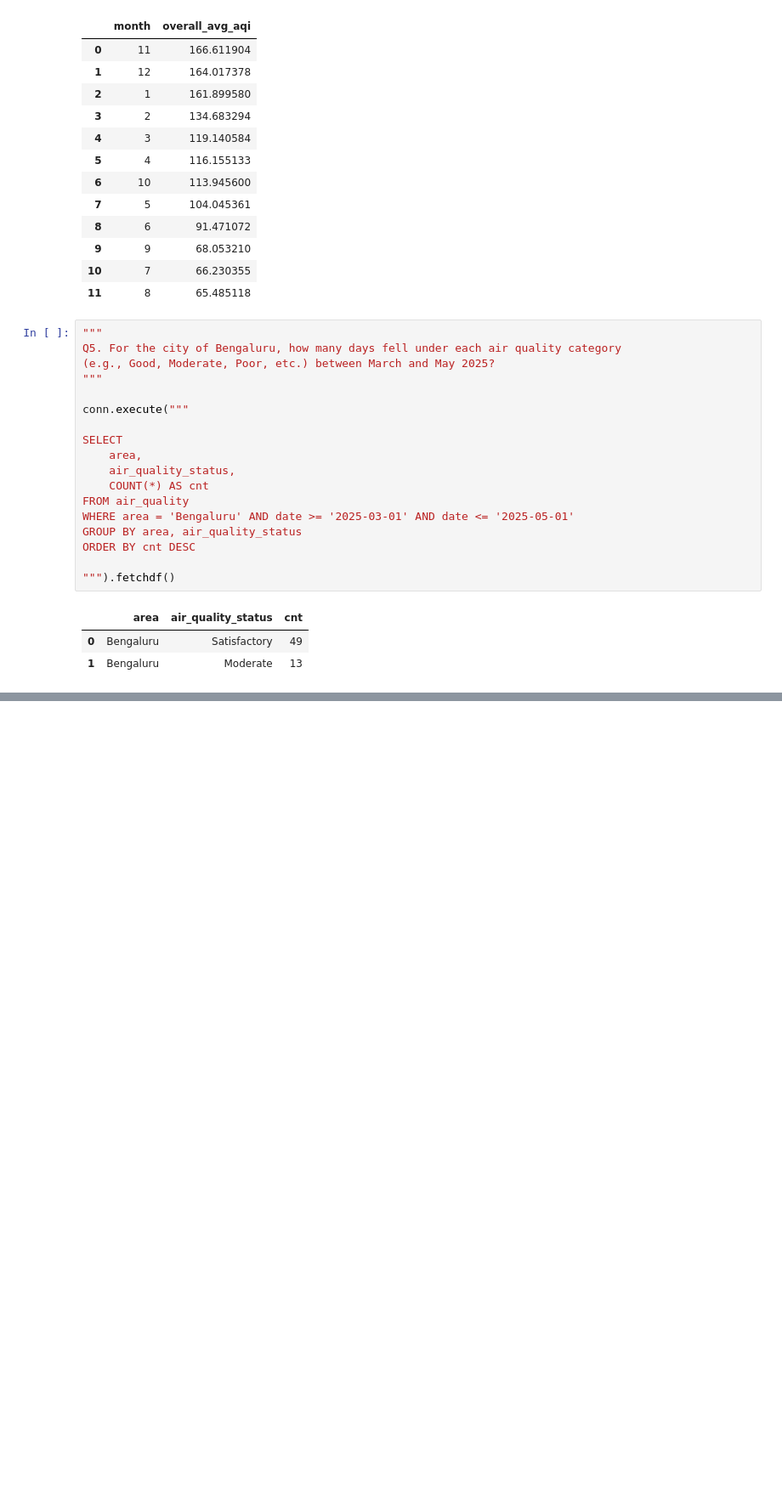
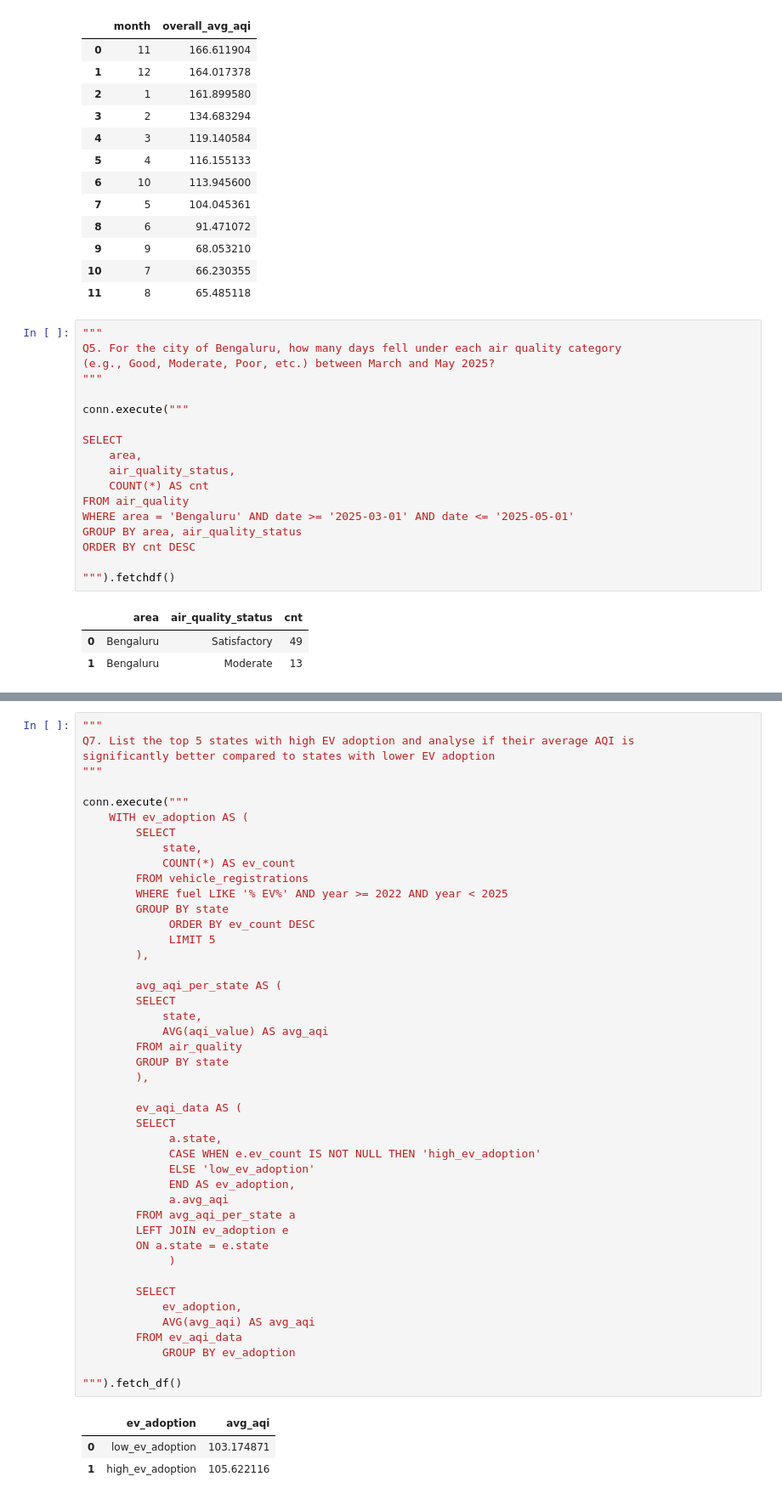
Before and after one commit to Joyan9/Product-Market-Fit-Analysis---Case-Study, a Jupyter notebook: SQL_Questions/notebook.ipynb, the cells around one changed output, grey strips where cells are left out. Shown at 85% size. Saved outputs shown, nothing was run; the diff lists cells and outputs as text; blank space fills up the shorter version.

```diff
--- a/SQL_Questions/notebook.ipynb
+++ b/SQL_Questions/notebook.ipynb
@@ -436,0 +466,49 @@ conn.execute("""
+# %%
+"""
+Q7. List the top 5 states with high EV adoption and analyse if their average AQI is
+significantly better compared to states with lower EV adoption
+"""
+
+conn.execute("""
+    WITH ev_adoption AS (
+        SELECT
+            state,
+            COUNT(*) AS ev_count
+        FROM vehicle_registrations
+        WHERE fuel LIKE '% EV%' AND year >= 2022 AND year < 2025
+        GROUP BY state
+             ORDER BY ev_count DESC
+             LIMIT 5
+        ),
+
+        avg_aqi_per_state AS (
+        SELECT
+            state,
+            AVG(aqi_value) AS avg_aqi
+        FROM air_quality
+        GROUP BY state
+        ),
+
+        ev_aqi_data AS (
+        SELECT
+             a.state,
+             CASE WHEN e.ev_count IS NOT NULL THEN 'high_ev_adoption'
+             ELSE 'low_ev_adoption'
+             END AS ev_adoption,
+             a.avg_aqi
+        FROM avg_aqi_per_state a
+        LEFT JOIN ev_adoption e
+        ON a.state = e.state
+             )
+
+        SELECT
+            ev_adoption,
+            AVG(avg_aqi) AS avg_aqi
+        FROM ev_aqi_data
+            GROUP BY ev_adoption
+
+""").fetch_df()
+# %% [output]
+|  | ev_adoption | avg_aqi |
+| 0 | low_ev_adoption | 103.174871 |
+| 1 | high_ev_adoption | 105.622116 |
```
Also changed, not shown: parts of 4 cells of this notebook, 3 other files.
